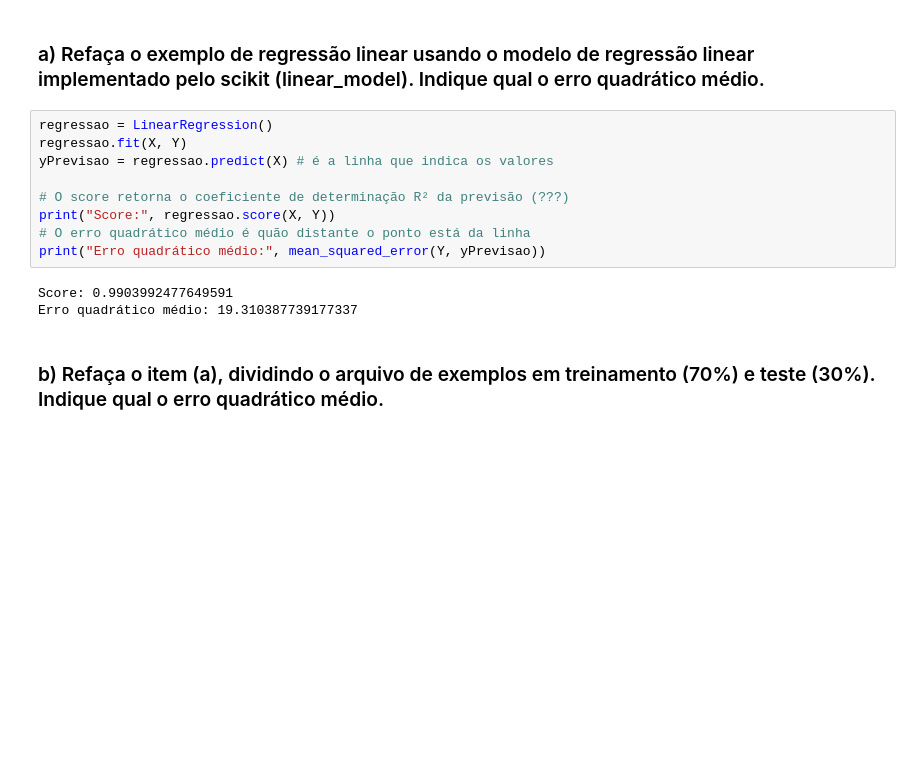
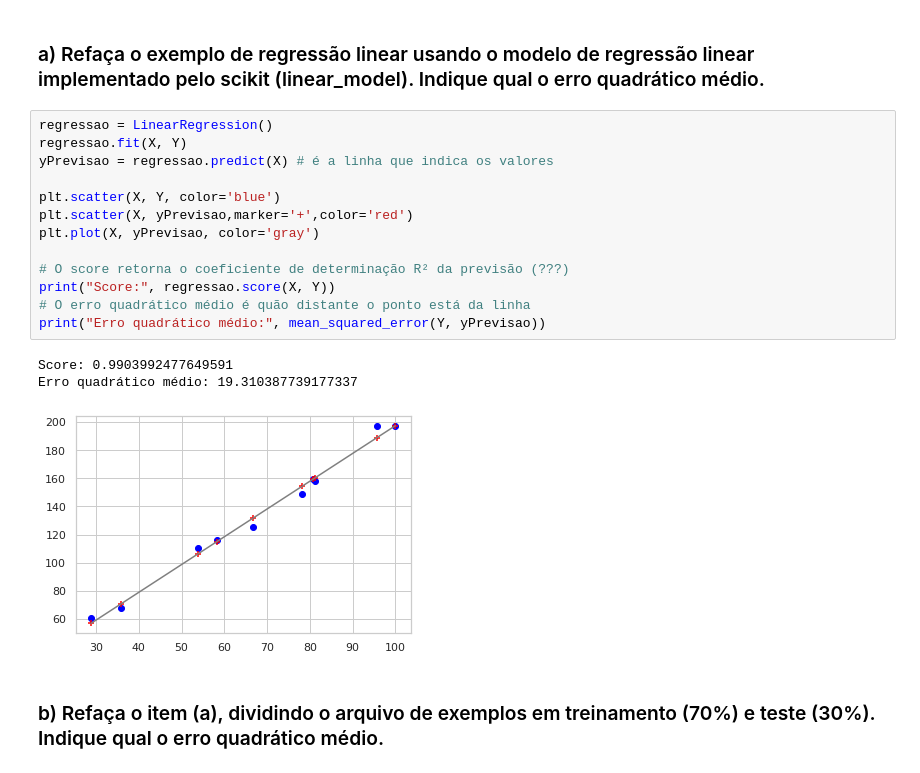
Before and after one commit to siliconemonster/IA-2020.1, a Jupyter notebook: exercício_AlineLarissa_regressao_linear.ipynb, the cells around one changed output. Drawn from its saved outputs; the diff is of its cells as text; blank space fills up the shorter version.

```diff
--- a/exercício_AlineLarissa_regressao_linear.ipynb
+++ b/exercício_AlineLarissa_regressao_linear.ipynb
@@ -130,15 +133,20 @@ Equação da Reta: Y = -0.08892359520725088  +  1.975396601829183 * X
 # %%
 regressao = LinearRegression()
 regressao.fit(X, Y)
 yPrevisao = regressao.predict(X) # é a linha que indica os valores
 
+plt.scatter(X, Y, color='blue')
+plt.scatter(X, yPrevisao,marker='+',color='red')
+plt.plot(X, yPrevisao, color='gray')
+
 # O score retorna o coeficiente de determinação R² da previsão (???)
 print("Score:", regressao.score(X, Y))
 # O erro quadrático médio é quão distante o ponto está da linha
 print("Erro quadrático médio:", mean_squared_error(Y, yPrevisao))
 # %% [output]
 Score: 0.9903992477649591
 Erro quadrático médio: 19.310387739177337
+[figure, added]
 # %% [markdown]
 <h3>b) Refaça o item (a), dividindo o arquivo de exemplos em treinamento (70%) e teste (30%). Indique qual o erro quadrático médio.
 # %%
```
Also changed, not shown: parts of 7 cells of this notebook.
